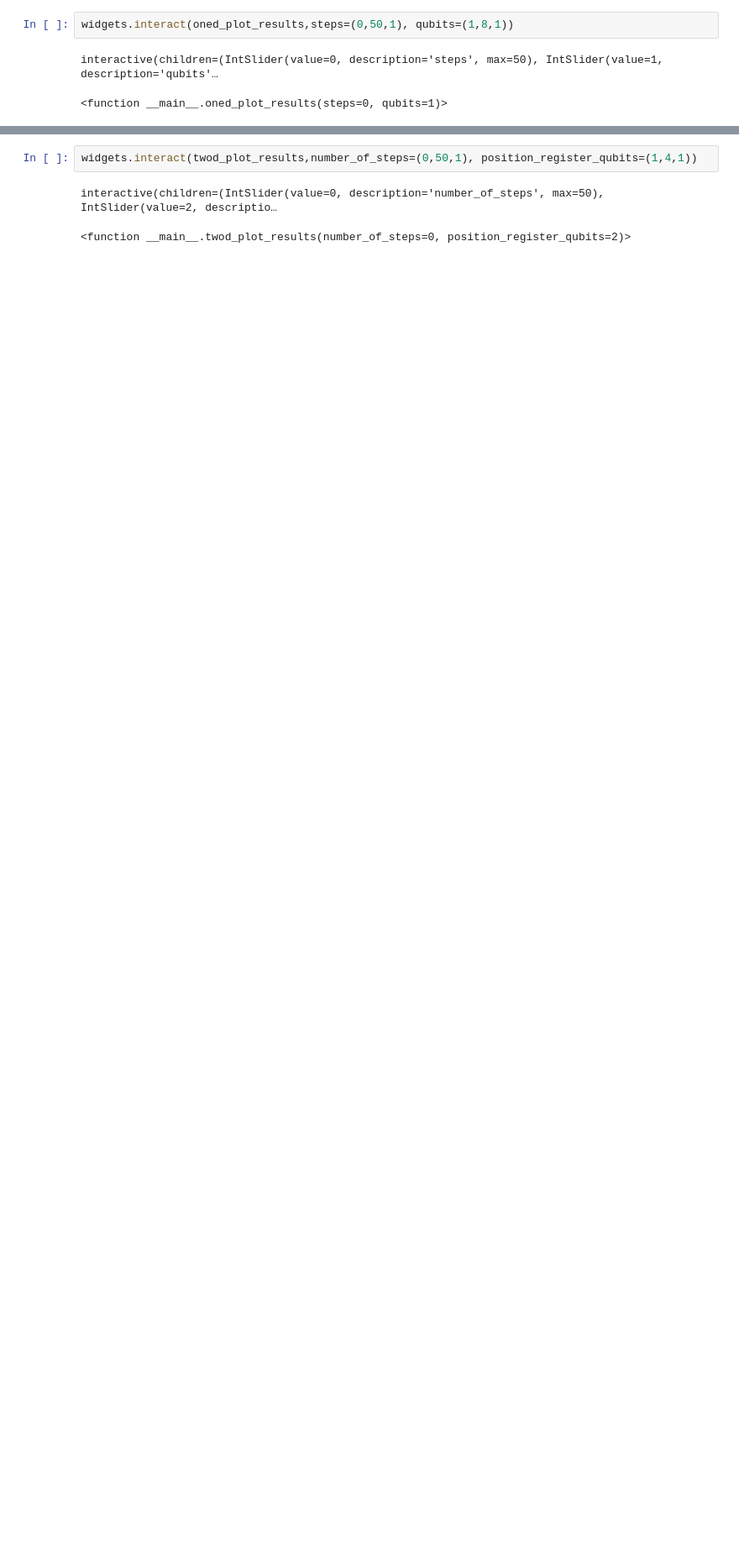
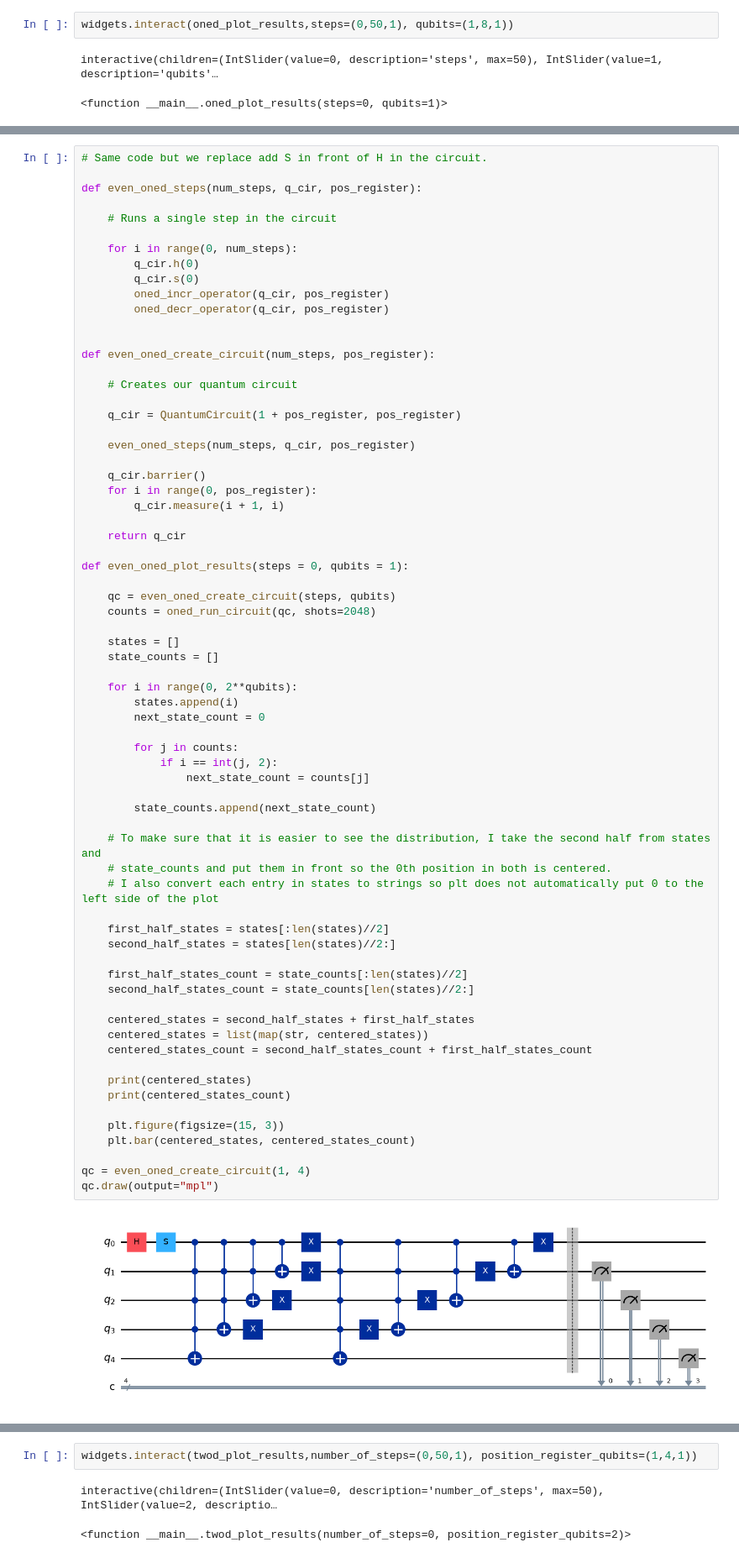
Before and after one commit to yamoceans/sciqis_project, a Jupyter notebook: q_walks.ipynb, the cells around one changed output, grey strips where cells are left out. Shown at 84% size. Saved outputs shown, nothing was run; the diff lists cells and outputs as text; blank space fills up the shorter version.

```diff
--- a/q_walks.ipynb
+++ b/q_walks.ipynb
@@ -174,0 +173,70 @@ You can see the effect of this bias for yourself by playing around with the size
+# %%
+# Same code but we replace add S in front of H in the circuit.
+
+def even_oned_steps(num_steps, q_cir, pos_register):
+
+    # Runs a single step in the circuit
+
+    for i in range(0, num_steps):
+        q_cir.h(0)
+        q_cir.s(0)
+        oned_incr_operator(q_cir, pos_register)
+        oned_decr_operator(q_cir, pos_register)
+
+
+def even_oned_create_circuit(num_steps, pos_register):
+
+    # Creates our quantum circuit
+
+    q_cir = QuantumCircuit(1 + pos_register, pos_register)
+
+    even_oned_steps(num_steps, q_cir, pos_register)
+
+    q_cir.barrier()
+    for i in range(0, pos_register):
+        q_cir.measure(i + 1, i)
+
+    return q_cir
+
+def even_oned_plot_results(steps = 0, qubits = 1):
+
+    qc = even_oned_create_circuit(steps, qubits)
+    counts = oned_run_circuit(qc, shots=2048)
+
+    states = []
+    state_counts = []
+
+    for i in range(0, 2**qubits):
+        states.append(i)
+        next_state_count = 0
+
+        for j in counts:
+            if i == int(j, 2):
+                next_state_count = counts[j]
+
+        state_counts.append(next_state_count)
+
+    # To make sure that it is easier to see the distribution, I take the second half from states and
+    # state_counts and put them in front so the 0th position in both is centered.
+    # I also convert each entry in states to strings so plt does not automatically put 0 to the left side of the plot
+
+    first_half_states = states[:len(states)//2]
+    second_half_states = states[len(states)//2:]
+
+    first_half_states_count = state_counts[:len(states)//2]
+    second_half_states_count = state_counts[len(states)//2:]
+
+    centered_states = second_half_states + first_half_states
+    centered_states = list(map(str, centered_states))
+    centered_states_count = second_half_states_count + first_half_states_count
+
+    print(centered_states)
+    print(centered_states_count)
+
+    plt.figure(figsize=(15, 3))
+    plt.bar(centered_states, centered_states_count)
+
+qc = even_oned_create_circuit(1, 4)
+qc.draw(output="mpl")
+# %% [output]
+[figure, added]
```
Also changed, not shown: parts of 22 cells of this notebook.
